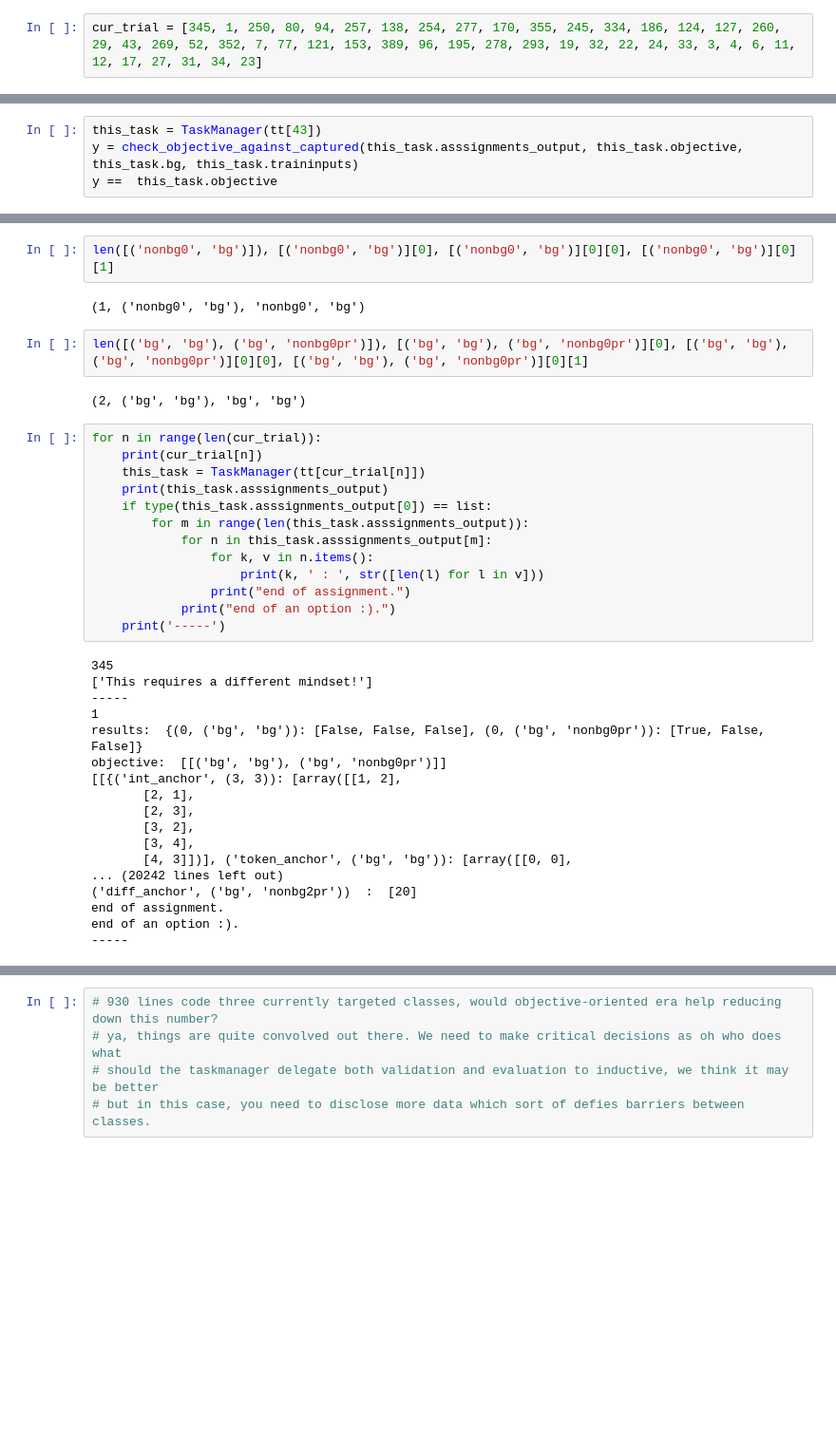
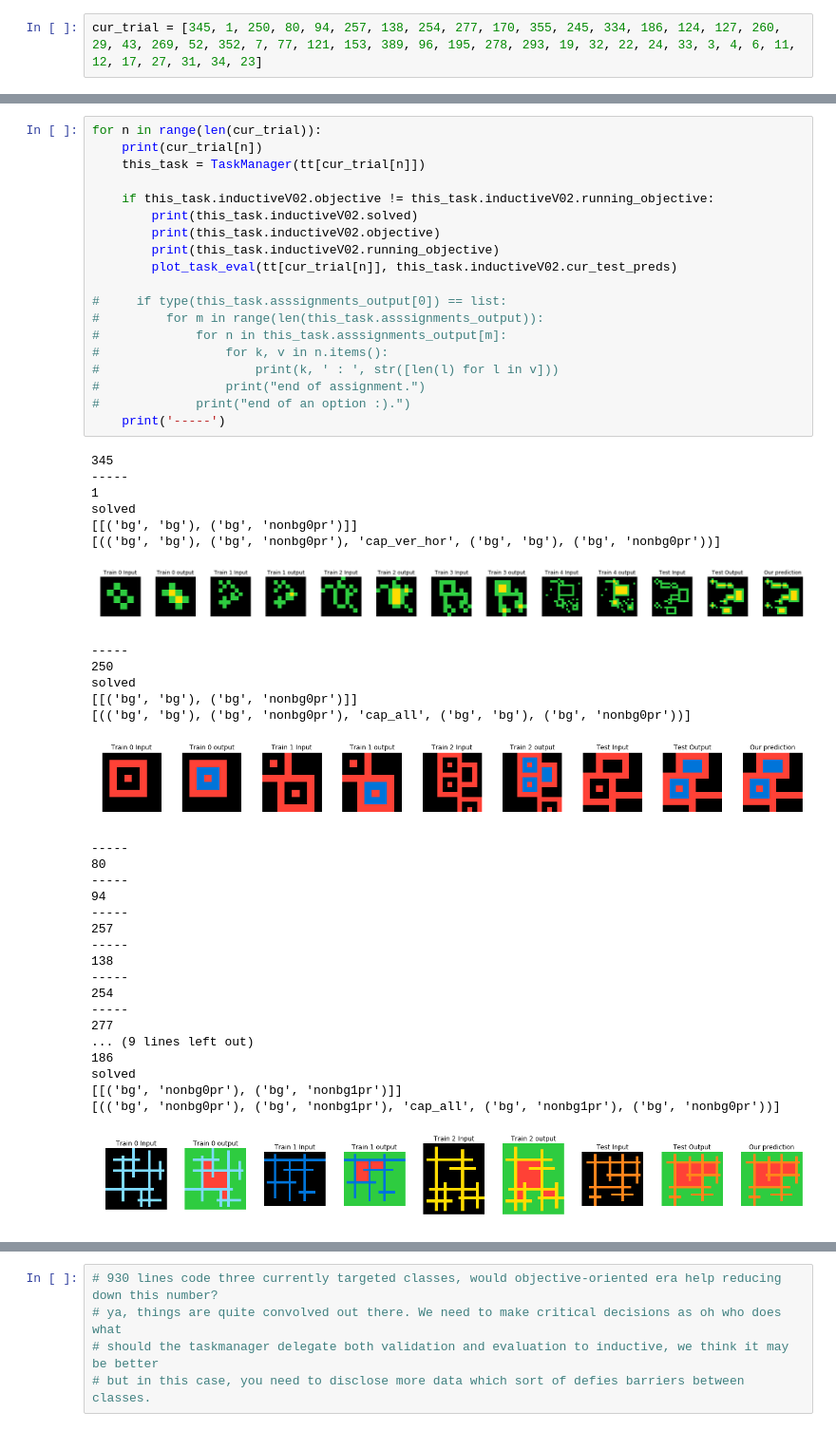
Before and after one commit to hassanshallal/ARCsolver, a Jupyter notebook: ARCSolverV02.ipynb, the cells around one changed output, grey strips where cells are left out. Shown at 95% size. Cells and saved outputs as stored; diff of their text form; blank space fills up the shorter version.

```diff
--- a/ARCSolverV02.ipynb
+++ b/ARCSolverV02.ipynb
@@ -205,4 +126,0 @@ plot_task(tt[43])
-# %%
-this_task = TaskManager(tt[43])
-y = check_objective_against_captured(this_task.asssignments_output, this_task.objective, this_task.bg, this_task.traininputs)
-y ==  this_task.objective
@@ -237,39 +127,51 @@ this_task.objective
-# %%
-len([('nonbg0', 'bg')]), [('nonbg0', 'bg')][0], [('nonbg0', 'bg')][0][0], [('nonbg0', 'bg')][0][1]
-# %% [output]
-(1, ('nonbg0', 'bg'), 'nonbg0', 'bg')
-# %%
-len([('bg', 'bg'), ('bg', 'nonbg0pr')]), [('bg', 'bg'), ('bg', 'nonbg0pr')][0], [('bg', 'bg'), ('bg', 'nonbg0pr')][0][0], [('bg', 'bg'), ('bg', 'nonbg0pr')][0][1]
-# %% [output]
-(2, ('bg', 'bg'), 'bg', 'bg')
 # %%
 for n in range(len(cur_trial)):
     print(cur_trial[n])
     this_task = TaskManager(tt[cur_trial[n]])
-    print(this_task.asssignments_output)
-    if type(this_task.asssignments_output[0]) == list:
-        for m in range(len(this_task.asssignments_output)):
-            for n in this_task.asssignments_output[m]:
-                for k, v in n.items():
-                    print(k, ' : ', str([len(l) for l in v]))
-                print("end of assignment.")
-            print("end of an option :).")
+
+    if this_task.inductiveV02.objective != this_task.inductiveV02.running_objective:
+        print(this_task.inductiveV02.solved)
+        print(this_task.inductiveV02.objective)
+        print(this_task.inductiveV02.running_objective)
+        plot_task_eval(tt[cur_trial[n]], this_task.inductiveV02.cur_test_preds)
+
+#     if type(this_task.asssignments_output[0]) == list:
+#         for m in range(len(this_task.asssignments_output)):
+#             for n in this_task.asssignments_output[m]:
+#                 for k, v in n.items():
+#                     print(k, ' : ', str([len(l) for l in v]))
+#                 print("end of assignment.")
+#             print("end of an option :).")
     print('-----')
 # %% [output]
 345
-['This requires a different mindset!']
 -----
 1
-results:  {(0, ('bg', 'bg')): [False, False, False], (0, ('bg', 'nonbg0pr')): [True, False, False]}
-objective:  [[('bg', 'bg'), ('bg', 'nonbg0pr')]]
-[[{('int_anchor', (3, 3)): [array([[1, 2],
-       [2, 1],
-       [2, 3],
-       [3, 2],
-       [3, 4],
-       [4, 3]])], ('token_anchor', ('bg', 'bg')): [array([[0, 0],
-... (20242 lines left out)
-('diff_anchor', ('bg', 'nonbg2pr'))  :  [20]
-end of assignment.
-end of an option :).
------
+solved
+[[('bg', 'bg'), ('bg', 'nonbg0pr')]]
+[(('bg', 'bg'), ('bg', 'nonbg0pr'), 'cap_ver_hor', ('bg', 'bg'), ('bg', 'nonbg0pr'))]
+[figure, added]
+-----
+250
+solved
+[[('bg', 'bg'), ('bg', 'nonbg0pr')]]
+[(('bg', 'bg'), ('bg', 'nonbg0pr'), 'cap_all', ('bg', 'bg'), ('bg', 'nonbg0pr'))]
+[figure, added]
+-----
+80
+-----
+94
+-----
+257
+-----
+138
+-----
+254
+-----
+277
+... (9 lines left out)
+186
+solved
+[[('bg', 'nonbg0pr'), ('bg', 'nonbg1pr')]]
+[(('bg', 'nonbg0pr'), ('bg', 'nonbg1pr'), 'cap_all', ('bg', 'nonbg1pr'), ('bg', 'nonbg0pr'))]
+[figure, added]
```
Also changed, not shown: parts of 23 cells of this notebook, 5 other files.
